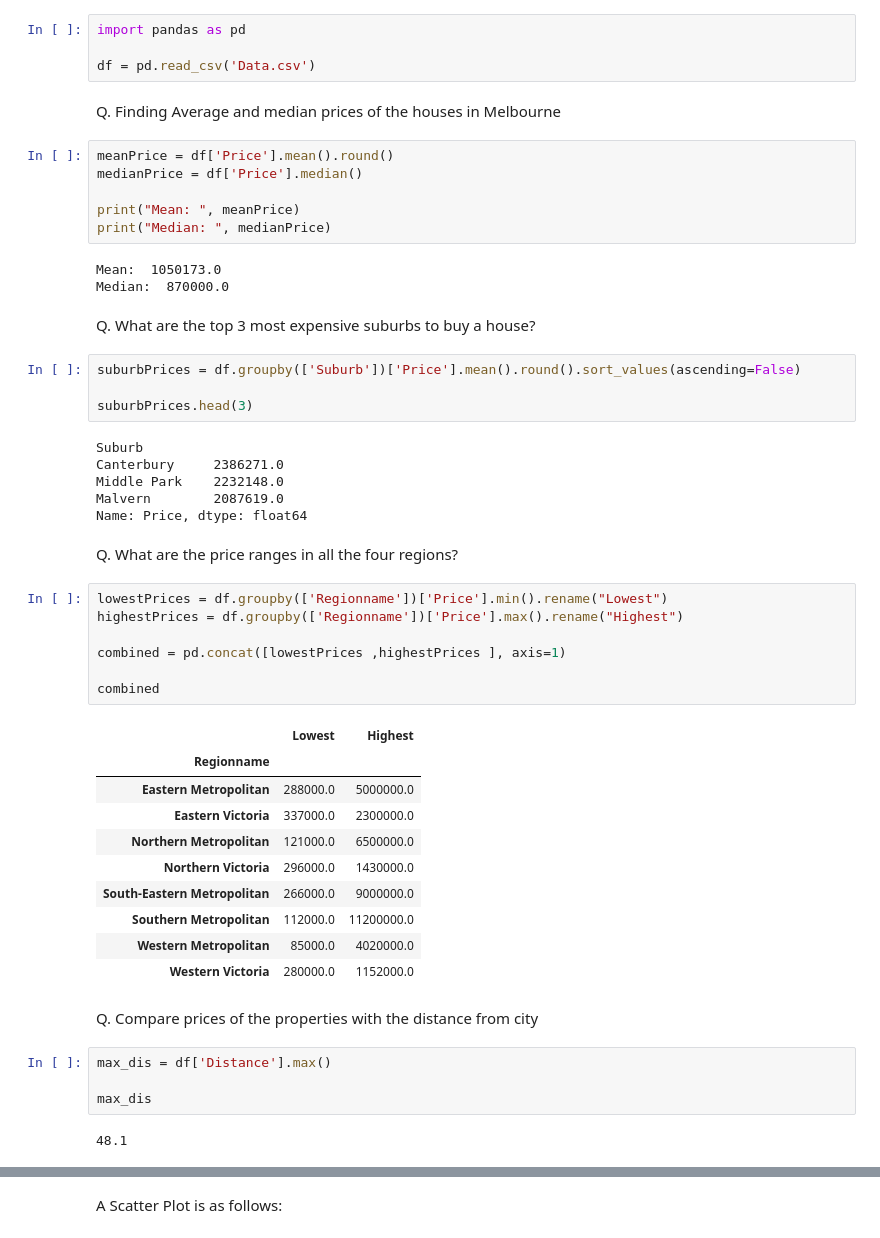
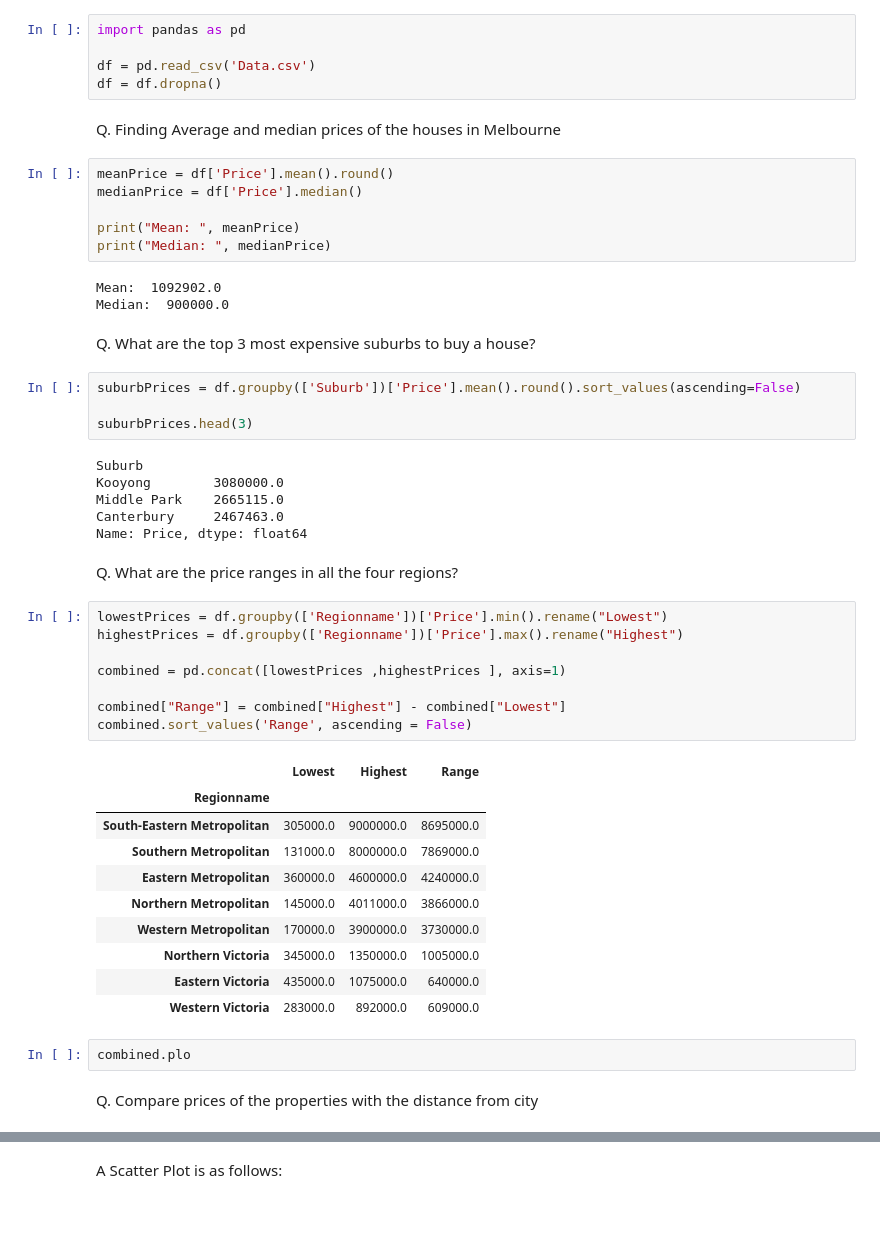
Before and after one commit to PyromancerBoom/handsOnPandas, a Jupyter notebook: analysis.ipynb, the cells around one changed output, grey strips where cells are left out. Saved outputs shown, nothing was run; the diff lists cells and outputs as text.

```diff
--- a/analysis.ipynb
+++ b/analysis.ipynb
@@ -2,6 +2,7 @@
 import pandas as pd
 
 df = pd.read_csv('Data.csv')
+df = df.dropna()
 # %% [markdown]
 Q. Finding Average and median prices of the houses in Melbourne
 # %%
@@ -11,8 +12,8 @@ medianPrice = df['Price'].median()
 print("Mean: ", meanPrice)
 print("Median: ", medianPrice)
 # %% [output]
-Mean:  1050173.0
-Median:  870000.0
+Mean:  1092902.0
+Median:  900000.0
 # %% [markdown]
 Q. What are the top 3 most expensive suburbs to buy a house?
 # %%
@@ -21,35 +22,32 @@ suburbPrices = df.groupby(['Suburb'])['Price'].mean().round().sort_values(ascend
 suburbPrices.head(3)
 # %% [output]
 Suburb
-Canterbury     2386271.0
-Middle Park    2232148.0
-Malvern        2087619.0
+Kooyong        3080000.0
+Middle Park    2665115.0
+Canterbury     2467463.0
 Name: Price, dtype: float64
 # %% [markdown]
 Q. What are the price ranges in all the four regions?
 # %%
 lowestPrices = df.groupby(['Regionname'])['Price'].min().rename("Lowest")
 highestPrices = df.groupby(['Regionname'])['Price'].max().rename("Highest")
 
 combined = pd.concat([lowestPrices ,highestPrices ], axis=1)
 
-combined
+combined["Range"] = combined["Highest"] - combined["Lowest"]
+combined.sort_values('Range', ascending = False)
 # %% [output]
-|  | Lowest | Highest |
-| Regionname |  |  |
-| Eastern Metropolitan | 288000.0 | 5000000.0 |
-| Eastern Victoria | 337000.0 | 2300000.0 |
-| Northern Metropolitan | 121000.0 | 6500000.0 |
-| Northern Victoria | 296000.0 | 1430000.0 |
-| South-Eastern Metropolitan | 266000.0 | 9000000.0 |
-| Southern Metropolitan | 112000.0 | 11200000.0 |
-| Western Metropolitan | 85000.0 | 4020000.0 |
-| Western Victoria | 280000.0 | 1152000.0 |
+|  | Lowest | Highest | Range |
+| Regionname |  |  |  |
+| South-Eastern Metropolitan | 305000.0 | 9000000.0 | 8695000.0 |
+| Southern Metropolitan | 131000.0 | 8000000.0 | 7869000.0 |
+| Eastern Metropolitan | 360000.0 | 4600000.0 | 4240000.0 |
+| Northern Metropolitan | 145000.0 | 4011000.0 | 3866000.0 |
+| Western Metropolitan | 170000.0 | 3900000.0 | 3730000.0 |
+| Northern Victoria | 345000.0 | 1350000.0 | 1005000.0 |
+| Eastern Victoria | 435000.0 | 1075000.0 | 640000.0 |
+| Western Victoria | 283000.0 | 892000.0 | 609000.0 |
+# %%
+combined.plo
 # %% [markdown]
 Q. Compare prices of the properties with the distance from city
-# %%
-max_dis = df['Distance'].max()
-
-max_dis
-# %% [output]
-48.1
```
Also changed, not shown: parts of 3 cells of this notebook.
